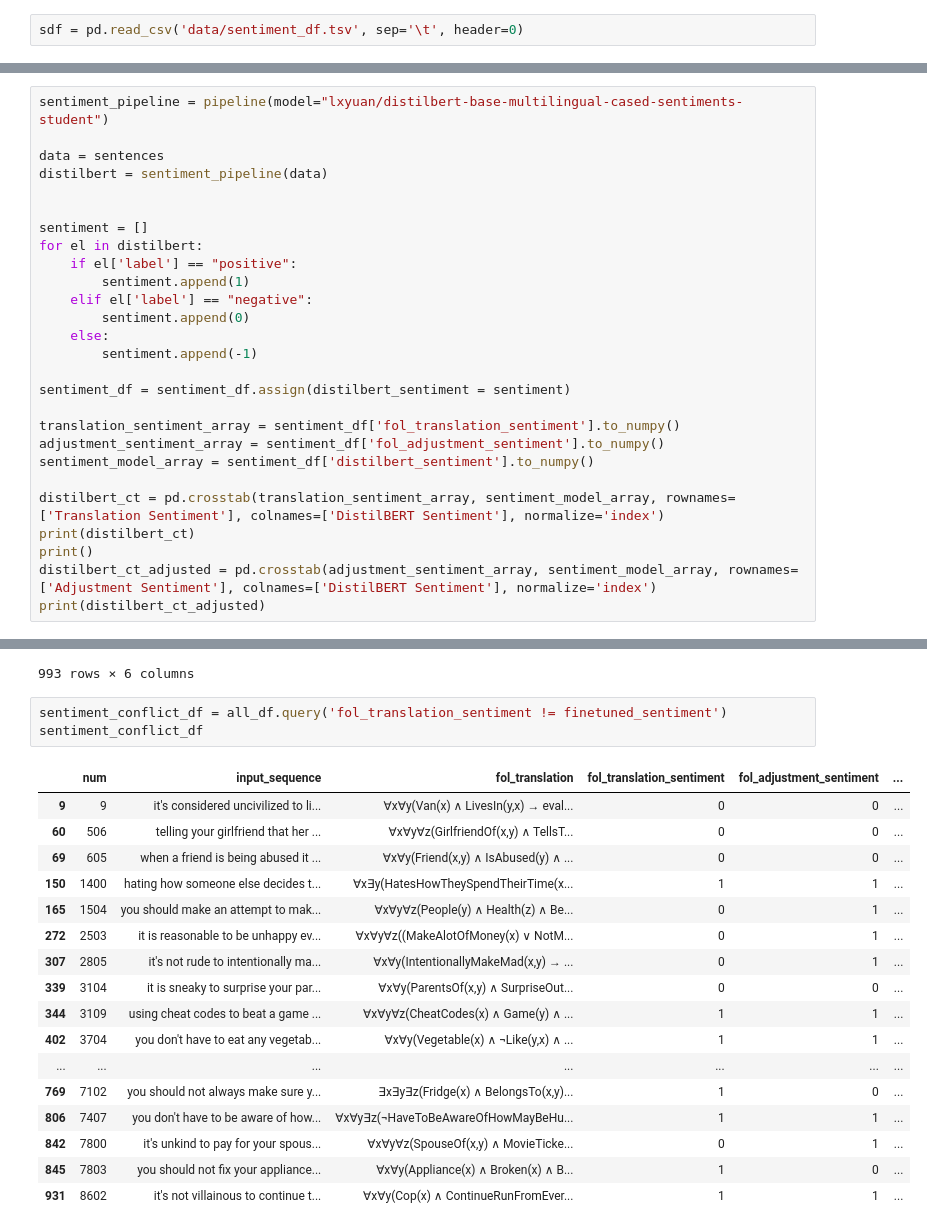
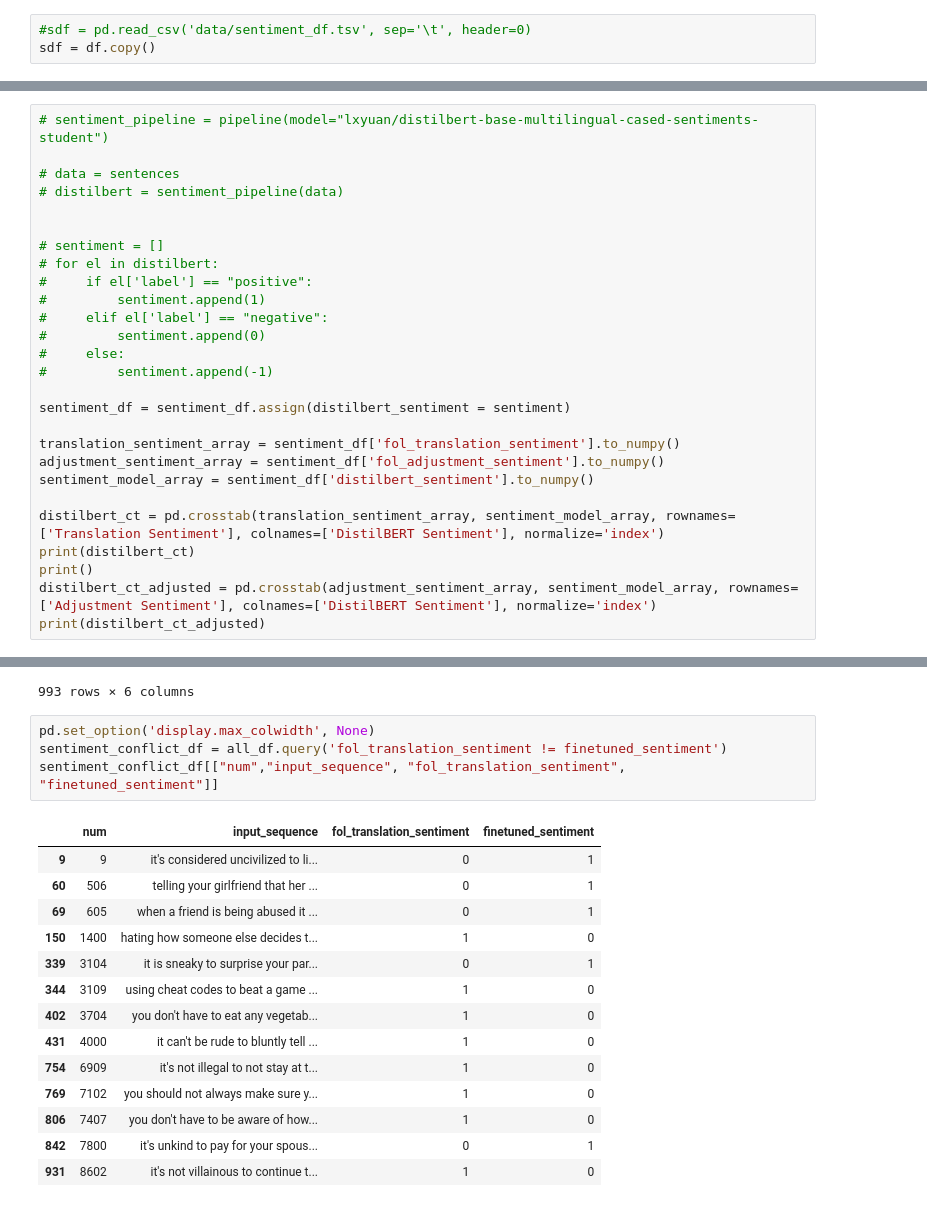
Before and after one commit to emmabjor/nl-horn-master, a Jupyter notebook: results.ipynb, the cells around one changed output, grey strips where cells are left out. Drawn from its saved outputs; the diff is of its cells as text.

Commit message:
📝 Update data

```diff
--- a/results.ipynb
+++ b/results.ipynb
@@ -123,5 +163,6 @@ Other: -1
 # %%
-sdf = pd.read_csv('data/sentiment_df.tsv', sep='\t', header=0)
+#sdf = pd.read_csv('data/sentiment_df.tsv', sep='\t', header=0)
+sdf = df.copy()
 # %%
 sdf = sdf.filter(['num', 'input_sequence', 'fol_translation', 'fol_adjustment-translation', 'fol_adjustment-eval', 'fol_translation_sentiment', 'fol_adjustment_sentiment'])
 # %%
@@ -229,20 +270,20 @@ Adjustment Sentiment
 # %% [markdown]
 ### DistilBERT
 # %%
-sentiment_pipeline = pipeline(model="lxyuan/distilbert-base-multilingual-cased-sentiments-student")
+# sentiment_pipeline = pipeline(model="lxyuan/distilbert-base-multilingual-cased-sentiments-student")
 
-data = sentences
-distilbert = sentiment_pipeline(data)
+# data = sentences
+# distilbert = sentiment_pipeline(data)
 
 
-sentiment = []
-for el in distilbert:
-    if el['label'] == "positive":
-        sentiment.append(1)
-    elif el['label'] == "negative":
-        sentiment.append(0)
-    else:
-        sentiment.append(-1)
+# sentiment = []
+# for el in distilbert:
+#     if el['label'] == "positive":
+#         sentiment.append(1)
+#     elif el['label'] == "negative":
+#         sentiment.append(0)
+#     else:
+#         sentiment.append(-1)
 
 sentiment_df = sentiment_df.assign(distilbert_sentiment = sentiment)
 
@@ -349,23 +391,21 @@ all_df
 | 992 | 9110 | it's not ok to leave some chores ... | ∀x∀y∀z(LiveWith(x,y) ∧ People(y) ... | 0 | 0 | ... |
 993 rows × 6 columns
 # %%
+pd.set_option('display.max_colwidth', None)
 sentiment_conflict_df = all_df.query('fol_translation_sentiment != finetuned_sentiment')
-sentiment_conflict_df
+sentiment_conflict_df[["num","input_sequence", "fol_translation_sentiment", "finetuned_sentiment"]]
 # %% [output]
-|  | num | input_sequence | fol_translation | fol_translation_sentiment | fol_adjustment_sentiment | ... |
-| 9 | 9 | it's considered uncivilized to li... | ∀x∀y(Van(x) ∧ LivesIn(y,x) → eval... | 0 | 0 | ... |
-| 60 | 506 | telling your girlfriend that her ... | ∀x∀y∀z(GirlfriendOf(x,y) ∧ TellsT... | 0 | 0 | ... |
-| 69 | 605 | when a friend is being abused it ... | ∀x∀y(Friend(x,y) ∧ IsAbused(y) ∧ ... | 0 | 0 | ... |
-| 150 | 1400 | hating how someone else decides t... | ∀x∃y(HatesHowTheySpendTheirTime(x... | 1 | 1 | ... |
-| 165 | 1504 | you should make an attempt to mak... | ∀x∀y∀z(People(y) ∧ Health(z) ∧ Be... | 0 | 1 | ... |
-| 272 | 2503 | it is reasonable to be unhappy ev... | ∀x∀y∀z((MakeAlotOfMoney(x) ∨ NotM... | 0 | 1 | ... |
-| 307 | 2805 | it's not rude to intentionally ma... | ∀x∀y(IntentionallyMakeMad(x,y) → ... | 0 | 1 | ... |
-| 339 | 3104 | it is sneaky to surprise your par... | ∀x∀y(ParentsOf(x,y) ∧ SurpriseOut... | 0 | 0 | ... |
-| 344 | 3109 | using cheat codes to beat a game ... | ∀x∀y∀z(CheatCodes(x) ∧ Game(y) ∧ ... | 1 | 1 | ... |
-| 402 | 3704 | you don't have to eat any vegetab... | ∀x∀y(Vegetable(x) ∧ ¬Like(y,x) ∧ ... | 1 | 1 | ... |
-| ... | ... | ... | ... | ... | ... | ... |
-| 769 | 7102 | you should not always make sure y... | ∃x∃y∃z(Fridge(x) ∧ BelongsTo(x,y)... | 1 | 0 | ... |
-| 806 | 7407 | you don't have to be aware of how... | ∀x∀y∃z(¬HaveToBeAwareOfHowMayBeHu... | 1 | 1 | ... |
-| 842 | 7800 | it's unkind to pay for your spous... | ∀x∀y∀z(SpouseOf(x,y) ∧ MovieTicke... | 0 | 1 | ... |
-| 845 | 7803 | you should not fix your appliance... | ∀x∀y(Appliance(x) ∧ Broken(x) ∧ B... | 1 | 0 | ... |
-| 931 | 8602 | it's not villainous to continue t... | ∀x∀y(Cop(x) ∧ ContinueRunFromEver... | 1 | 1 | ... |
+|  | num | input_sequence | fol_translation_sentiment | finetuned_sentiment |
+| 9 | 9 | it's considered uncivilized to li... | 0 | 1 |
+| 60 | 506 | telling your girlfriend that her ... | 0 | 1 |
+| 69 | 605 | when a friend is being abused it ... | 0 | 1 |
+| 150 | 1400 | hating how someone else decides t... | 1 | 0 |
+| 339 | 3104 | it is sneaky to surprise your par... | 0 | 1 |
+| 344 | 3109 | using cheat codes to beat a game ... | 1 | 0 |
+| 402 | 3704 | you don't have to eat any vegetab... | 1 | 0 |
+| 431 | 4000 | it can't be rude to bluntly tell ... | 1 | 0 |
+| 754 | 6909 | it's not illegal to not stay at t... | 1 | 0 |
+| 769 | 7102 | you should not always make sure y... | 1 | 0 |
+| 806 | 7407 | you don't have to be aware of how... | 1 | 0 |
+| 842 | 7800 | it's unkind to pay for your spous... | 0 | 1 |
+| 931 | 8602 | it's not villainous to continue t... | 1 | 0 |
```
Also changed, not shown: parts of 10 cells of this notebook, 2 other files.
